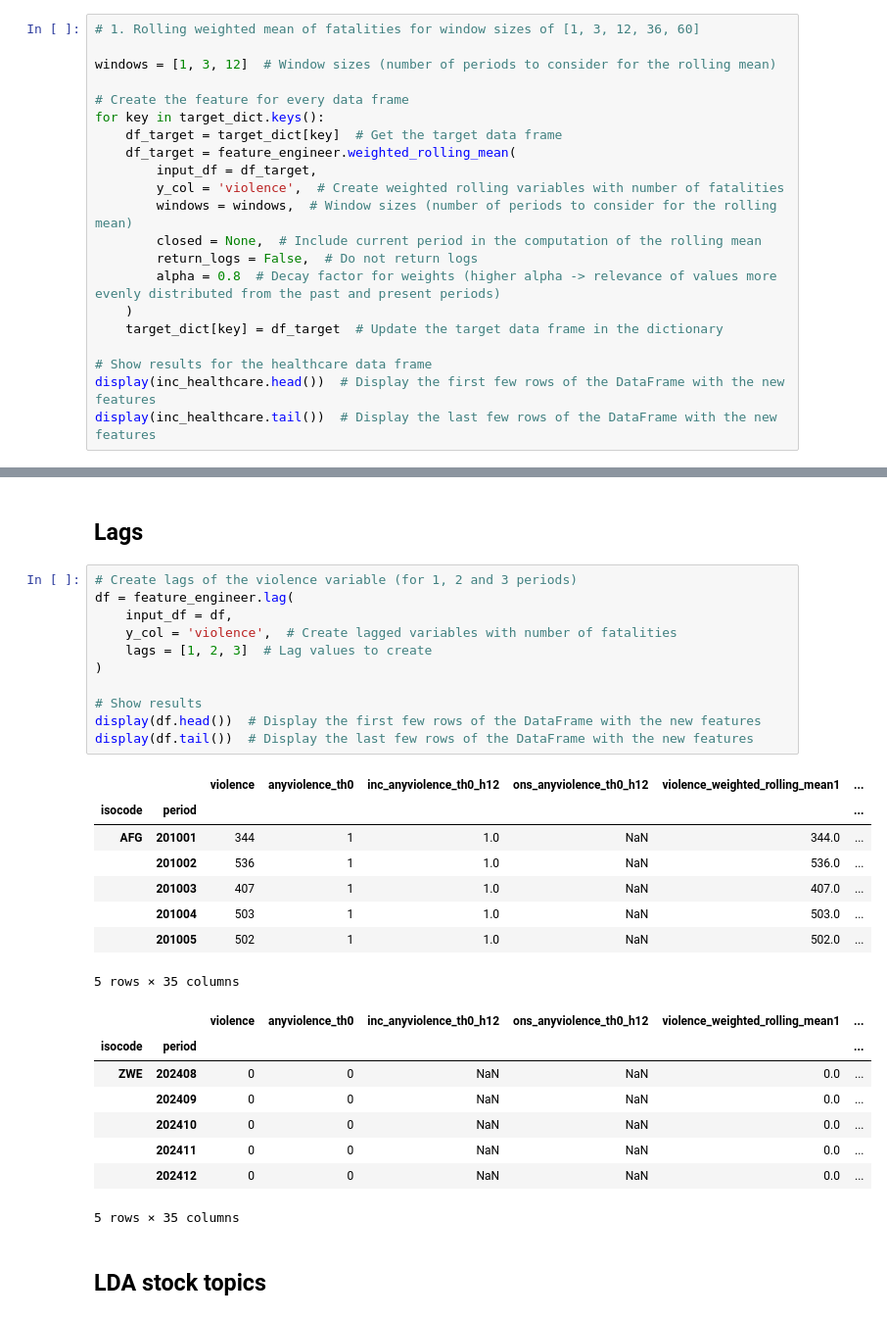
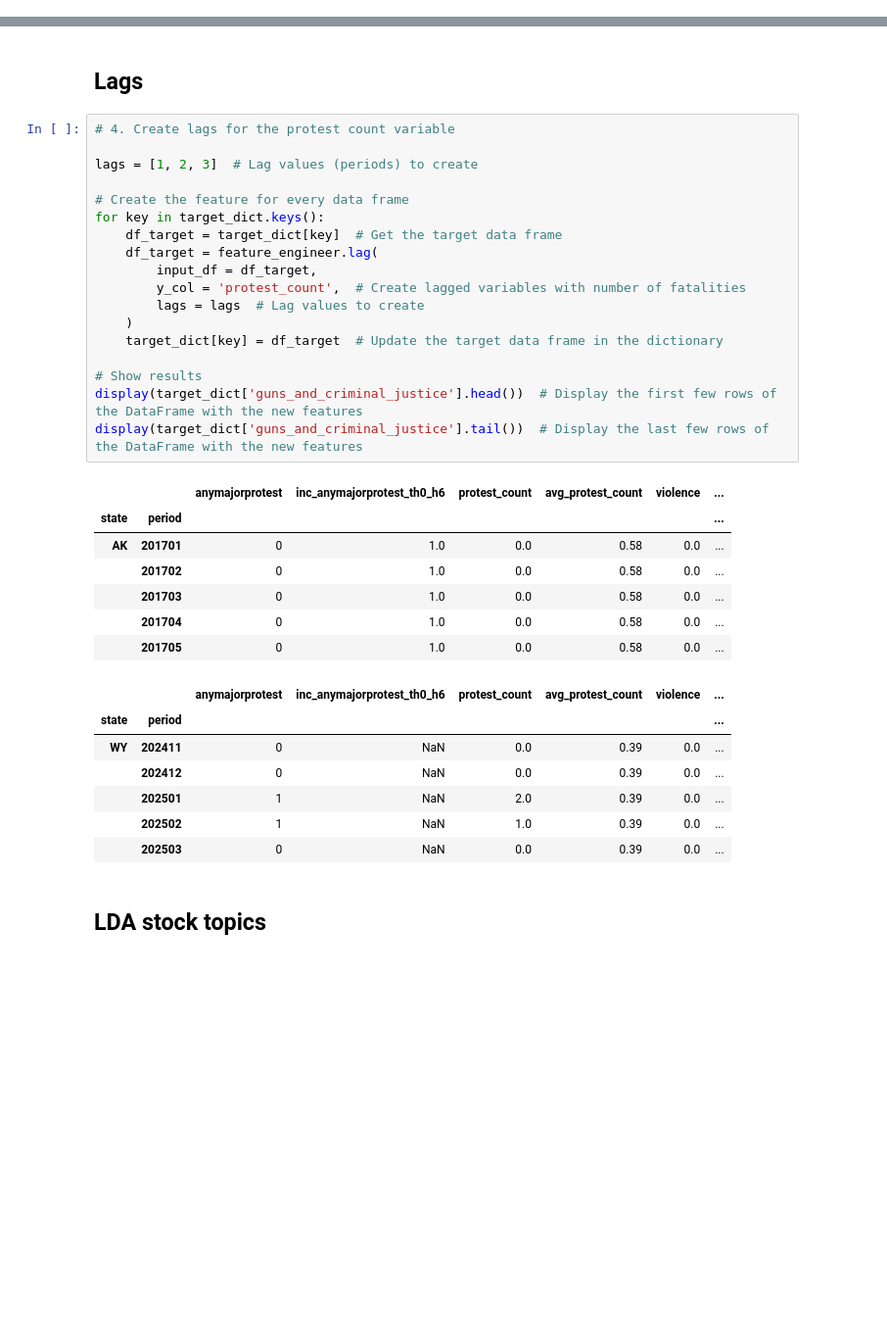
Before and after one commit to pablo-fdz/F-N_hw1, a Jupyter notebook: prediction_and_evaluation.ipynb, the cells around one changed output, grey strips where cells are left out. Shown at 98% size. Cells and saved outputs as stored; diff of their text form; blank space fills up the shorter version.

```diff
--- a/prediction_and_evaluation.ipynb
+++ b/prediction_and_evaluation.ipynb
@@ -289,21 +409,0 @@ Note that, the higher the time window, the more we will consider a country's vio
-# %%
-# 1. Rolling weighted mean of fatalities for window sizes of [1, 3, 12, 36, 60]
-
-windows = [1, 3, 12]  # Window sizes (number of periods to consider for the rolling mean)
-
-# Create the feature for every data frame
-for key in target_dict.keys():
-    df_target = target_dict[key]  # Get the target data frame
-    df_target = feature_engineer.weighted_rolling_mean(
-        input_df = df_target,
-        y_col = 'violence',  # Create weighted rolling variables with number of fatalities
-        windows = windows,  # Window sizes (number of periods to consider for the rolling mean)
-        closed = None,  # Include current period in the computation of the rolling mean
-        return_logs = False,  # Do not return logs
-        alpha = 0.8  # Decay factor for weights (higher alpha -> relevance of values more evenly distributed from the past and present periods)
-    )
-    target_dict[key] = df_target  # Update the target data frame in the dictionary
-
-# Show results for the healthcare data frame
-display(inc_healthcare.head())  # Display the first few rows of the DataFrame with the new features
-display(inc_healthcare.tail())  # Display the last few rows of the DataFrame with the new features
@@ -466,33 +500,38 @@ display(df.tail())  # Display the last few rows of the DataFrame with the new fe
 # %% [markdown]
 ## Lags
 # %%
-# Create lags of the violence variable (for 1, 2 and 3 periods)
-df = feature_engineer.lag(
-    input_df = df,
-    y_col = 'violence',  # Create lagged variables with number of fatalities
-    lags = [1, 2, 3]  # Lag values to create
-)
+# 4. Create lags for the protest count variable
+
+lags = [1, 2, 3]  # Lag values (periods) to create
+
+# Create the feature for every data frame
+for key in target_dict.keys():
+    df_target = target_dict[key]  # Get the target data frame
+    df_target = feature_engineer.lag(
+        input_df = df_target,
+        y_col = 'protest_count',  # Create lagged variables with number of fatalities
+        lags = lags  # Lag values to create
+    )
+    target_dict[key] = df_target  # Update the target data frame in the dictionary
 
 # Show results
-display(df.head())  # Display the first few rows of the DataFrame with the new features
-display(df.tail())  # Display the last few rows of the DataFrame with the new features
+display(target_dict['guns_and_criminal_justice'].head())  # Display the first few rows of the DataFrame with the new features
+display(target_dict['guns_and_criminal_justice'].tail())  # Display the last few rows of the DataFrame with the new features
 # %% [output]
-|  |  | violence | anyviolence_th0 | inc_anyviolence_th0_h12 | ons_anyviolence_th0_h12 | violence_weighted_rolling_mean1 | ... |
-| isocode | period |  |  |  |  |  | ... |
-| AFG | 201001 | 344 | 1 | 1.0 | NaN | 344.0 | ... |
-|  | 201002 | 536 | 1 | 1.0 | NaN | 536.0 | ... |
-|  | 201003 | 407 | 1 | 1.0 | NaN | 407.0 | ... |
-|  | 201004 | 503 | 1 | 1.0 | NaN | 503.0 | ... |
-|  | 201005 | 502 | 1 | 1.0 | NaN | 502.0 | ... |
+|  |  | anymajorprotest | inc_anymajorprotest_th0_h6 | protest_count | avg_protest_count | violence | ... |
+| state | period |  |  |  |  |  | ... |
+| AK | 201701 | 0 | 1.0 | 0.0 | 0.58 | 0.0 | ... |
+|  | 201702 | 0 | 1.0 | 0.0 | 0.58 | 0.0 | ... |
+|  | 201703 | 0 | 1.0 | 0.0 | 0.58 | 0.0 | ... |
+|  | 201704 | 0 | 1.0 | 0.0 | 0.58 | 0.0 | ... |
+|  | 201705 | 0 | 1.0 | 0.0 | 0.58 | 0.0 | ... |
-5 rows × 35 columns
-|  |  | violence | anyviolence_th0 | inc_anyviolence_th0_h12 | ons_anyviolence_th0_h12 | violence_weighted_rolling_mean1 | ... |
-| isocode | period |  |  |  |  |  | ... |
-| ZWE | 202408 | 0 | 0 | NaN | NaN | 0.0 | ... |
-|  | 202409 | 0 | 0 | NaN | NaN | 0.0 | ... |
-|  | 202410 | 0 | 0 | NaN | NaN | 0.0 | ... |
-|  | 202411 | 0 | 0 | NaN | NaN | 0.0 | ... |
-|  | 202412 | 0 | 0 | NaN | NaN | 0.0 | ... |
+|  |  | anymajorprotest | inc_anymajorprotest_th0_h6 | protest_count | avg_protest_count | violence | ... |
+| state | period |  |  |  |  |  | ... |
+| WY | 202411 | 0 | NaN | 0.0 | 0.39 | 0.0 | ... |
+|  | 202412 | 0 | NaN | 0.0 | 0.39 | 0.0 | ... |
+|  | 202501 | 1 | NaN | 2.0 | 0.39 | 0.0 | ... |
+|  | 202502 | 1 | NaN | 1.0 | 0.39 | 0.0 | ... |
+|  | 202503 | 0 | NaN | 0.0 | 0.39 | 0.0 | ... |
-5 rows × 35 columns
 # %% [markdown]
 ## LDA stock topics
 # %%
```
Also changed, not shown: parts of 56 cells of this notebook.
